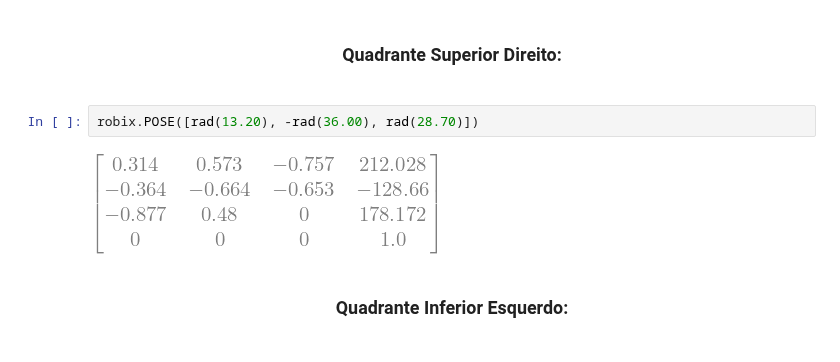
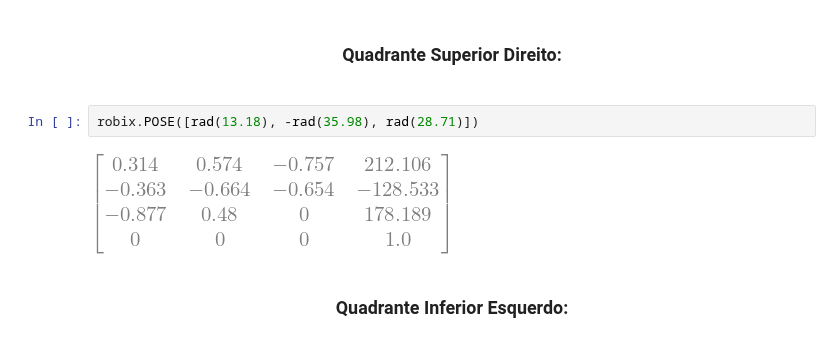
Before and after one commit to ErickNMA/LRI, a Jupyter notebook: robix/MCD/MCD.ipynb, the cells around one changed output. Cells and saved outputs as stored; diff of their text form.

```diff
--- a/robix/MCD/MCD.ipynb
+++ b/robix/MCD/MCD.ipynb
@@ -46,9 +46,9 @@ robix.HTM(0, 4)
 # %% [markdown]
 <h3 align='center'> Quadrante Superior Direito: <h3>
 # %%
-robix.POSE([rad(13.20), -rad(36.00), rad(28.70)])
+robix.POSE([rad(13.18), -rad(35.98), rad(28.71)])
 # %% [output]
-[figure, old version]
+[figure, new version]
 # %% [markdown]
 <h3 align='center'> Quadrante Inferior Esquerdo: <h3>
 # %%
```
